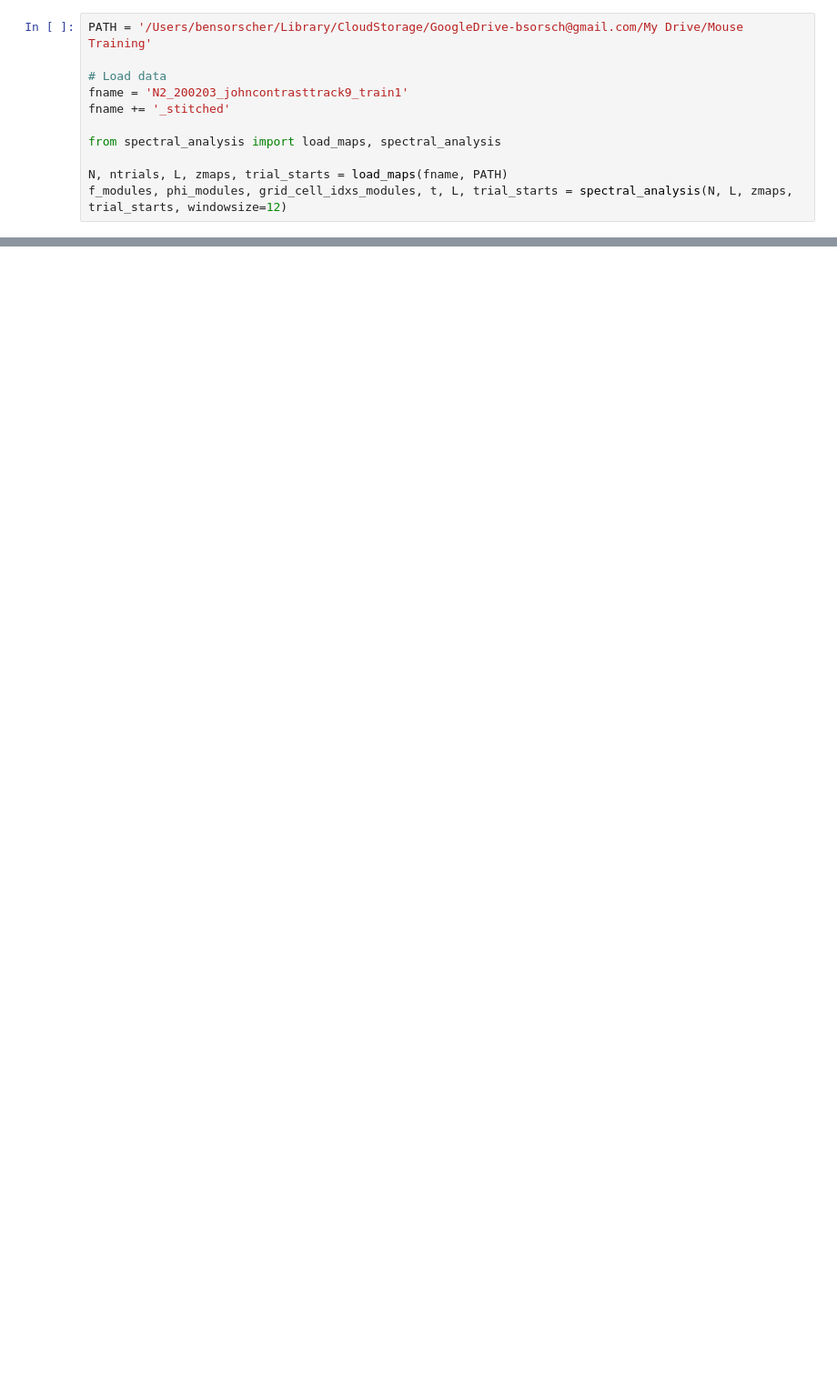
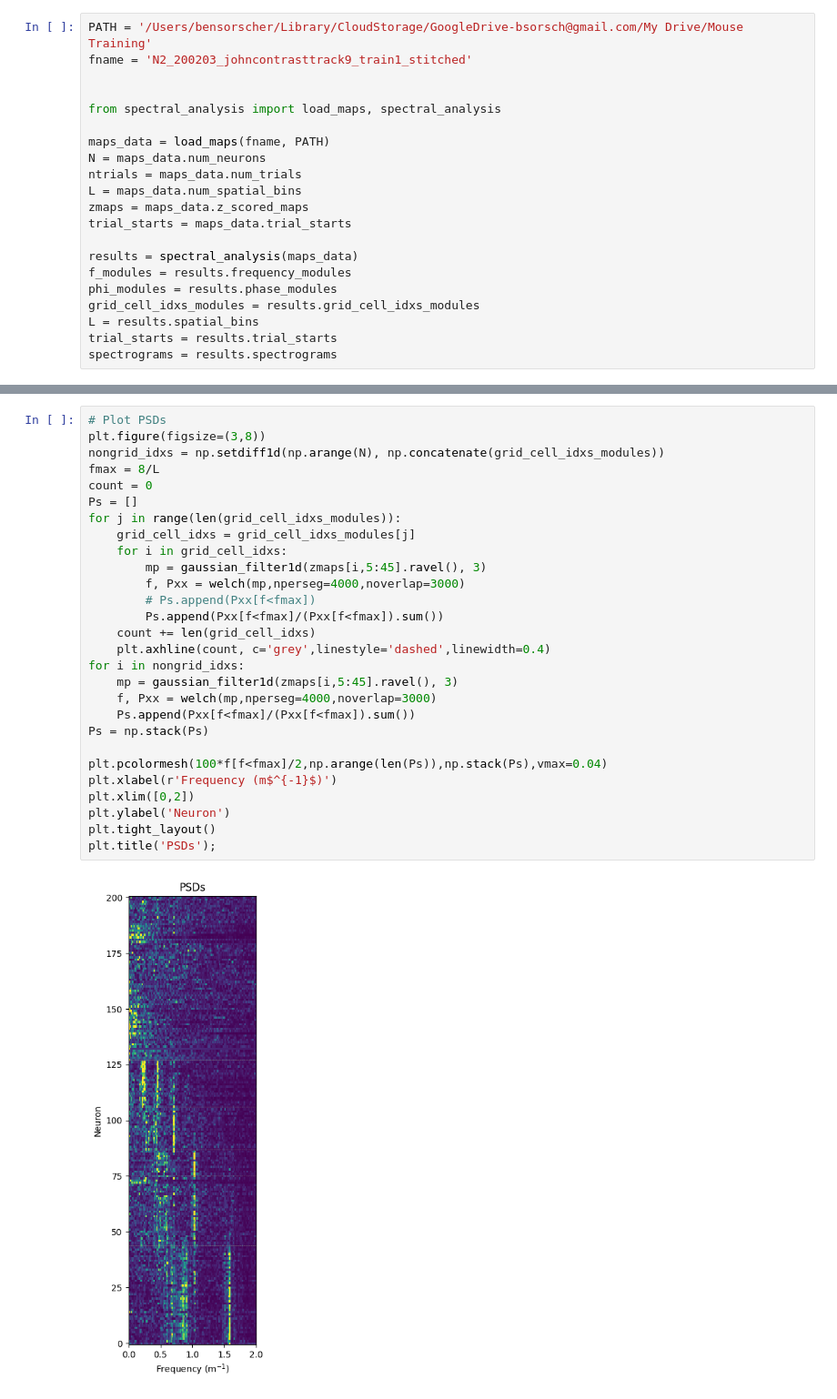
Before and after one commit to GiocomoLab/mec-rapid-learning, a Jupyter notebook: plot_trajectories.ipynb, the cells around one changed output, grey strips where cells are left out. Shown at 91% size. Saved outputs shown, nothing was run; the diff lists cells and outputs as text; blank space fills up the shorter version.

```diff
--- a/plot_trajectories.ipynb
+++ b/plot_trajectories.ipynb
@@ -20,14 +11,24 @@ mpl.rcParams['figure.dpi'] = 200
 %autoreload 2
 # %%
 PATH = '/Users/bensorscher/Library/CloudStorage/GoogleDrive-bsorsch@gmail.com/My Drive/Mouse Training'
+fname = 'N2_200203_johncontrasttrack9_train1_stitched'
 
-# Load data
-fname = 'N2_200203_johncontrasttrack9_train1'
-fname += '_stitched'
 
 from spectral_analysis import load_maps, spectral_analysis
 
-N, ntrials, L, zmaps, trial_starts = load_maps(fname, PATH)
-f_modules, phi_modules, grid_cell_idxs_modules, t, L, trial_starts = spectral_analysis(N, L, zmaps, trial_starts, windowsize=12)
+maps_data = load_maps(fname, PATH)
+N = maps_data.num_neurons
+ntrials = maps_data.num_trials
+L = maps_data.num_spatial_bins
+zmaps = maps_data.z_scored_maps
+trial_starts = maps_data.trial_starts
+
+results = spectral_analysis(maps_data)
+f_modules = results.frequency_modules
+phi_modules = results.phase_modules
+grid_cell_idxs_modules = results.grid_cell_idxs_modules
+L = results.spatial_bins
+trial_starts = results.trial_starts
+spectrograms = results.spectrograms
 # %% [output]
 201 cells, 619 trials, 160 spatial bins
@@ -34,0 +36,30 @@ Keeping 3 of 6 modules
+# %%
+# Plot PSDs
+plt.figure(figsize=(3,8))
+nongrid_idxs = np.setdiff1d(np.arange(N), np.concatenate(grid_cell_idxs_modules))
+fmax = 8/L
+count = 0
+Ps = []
+for j in range(len(grid_cell_idxs_modules)):
+    grid_cell_idxs = grid_cell_idxs_modules[j]
+    for i in grid_cell_idxs:
+        mp = gaussian_filter1d(zmaps[i,5:45].ravel(), 3)
+        f, Pxx = welch(mp,nperseg=4000,noverlap=3000)
+        # Ps.append(Pxx[f<fmax])
+        Ps.append(Pxx[f<fmax]/(Pxx[f<fmax]).sum())
+    count += len(grid_cell_idxs)
+    plt.axhline(count, c='grey',linestyle='dashed',linewidth=0.4)
+for i in nongrid_idxs:
+    mp = gaussian_filter1d(zmaps[i,5:45].ravel(), 3)
+    f, Pxx = welch(mp,nperseg=4000,noverlap=3000)
+    Ps.append(Pxx[f<fmax]/(Pxx[f<fmax]).sum())
+Ps = np.stack(Ps)
+
+plt.pcolormesh(100*f[f<fmax]/2,np.arange(len(Ps)),np.stack(Ps),vmax=0.04)
+plt.xlabel(r'Frequency (m$^{-1}$)')
+plt.xlim([0,2])
+plt.ylabel('Neuron')
+plt.tight_layout()
+plt.title('PSDs');
+# %% [output]
+[figure, added]
```
Also changed, not shown: parts of 4 cells of this notebook, 1 other file.
